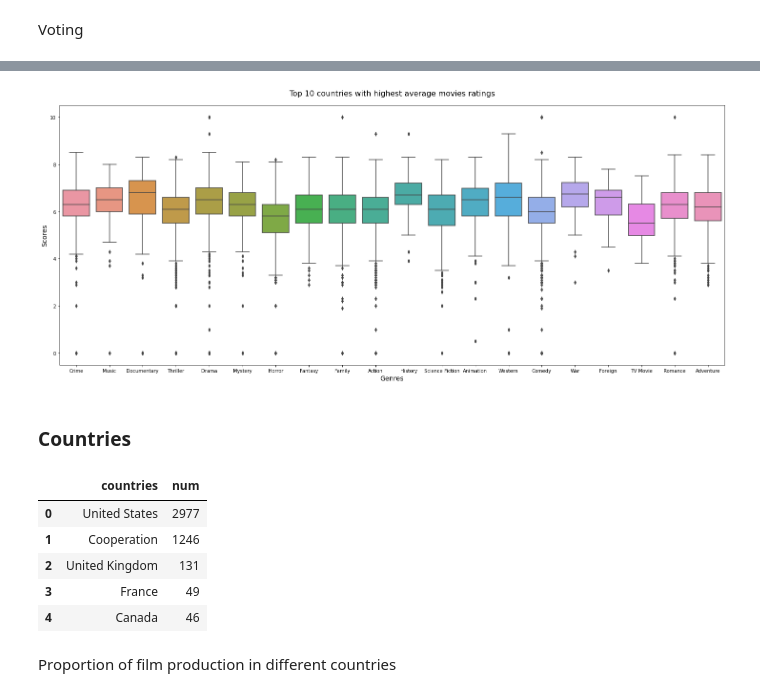
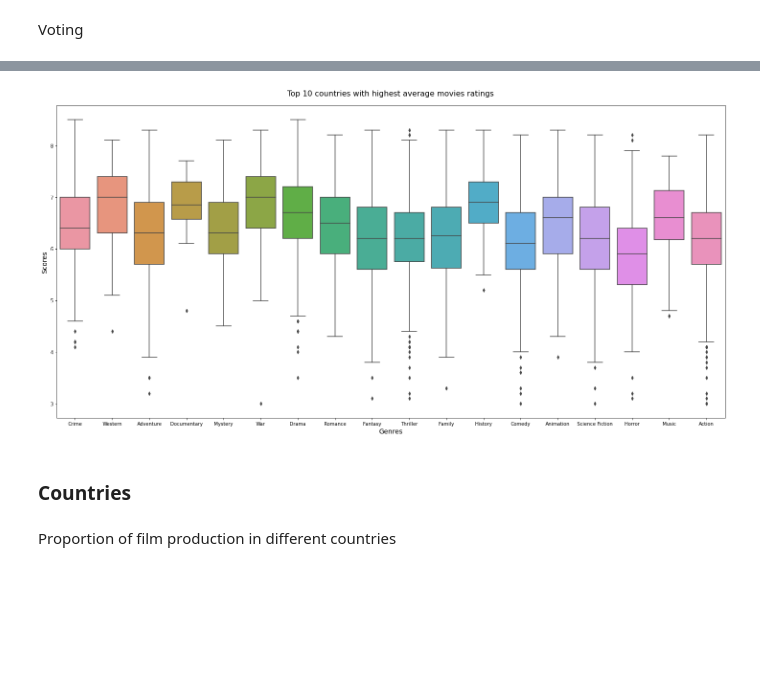
Before and after one commit to Tim-eyes/Data-Analytics-Sheet, a Jupyter notebook: movie.ipynb, the cells around one changed output, grey strips where cells are left out. Saved outputs shown, nothing was run; the diff lists cells and outputs as text; code cells hidden in the pictures; blank space fills up the shorter version.

```diff
--- a/movie.ipynb
+++ b/movie.ipynb
@@ -157,0 +127,2 @@ new_df.head(5)
+# %%
+new_df['profit'] = new_df['revenue']-new_df['budget']
@@ -157,0 +163,8 @@ new_df.head(5)
+# %%
+new_df = new_df[(new_df.vote_count >= 50) &(new_df.budget * new_df.revenue * new_df.popularity * new_df.vote_average !=0)].reset_index(drop = 'True')
+
+# df_budget = new_df[new_df['budget']!=0]
+# budget_mean = df_budget['budget'].mean()
+# new_df['budget'] = new_df['budget'].replace(0,budget_mean)
+
+new_df
@@ -164,5 +191,4 @@ genres_ = set()
 for i in new_df['genres'].str.split(','):
     genres_ = set().union(i,genres_)
 genres_=list(genres_)
-genres_.remove('')
-print(genres_)
+# genres_.remove('')
@@ -181,7 +205,6 @@ new_df.head(5)
 | 4 | 260000000 | Action,Adventure,Science Fiction | 49529 | based on novel,mars,medallion,spa... | en | 43.926995 | Walt Disney Pictures | ... |
 5 rows × 39 columns
 # %%
-new_genres = pd.DataFrame()
 new_genres = new_df.groupby('release_year').sum()
 new_genres.head(5)
 # %% [output]
@@ -340,12 +365,12 @@ genres_df
 # %%
-plt.figure(figsize=(25,10))
+plt.figure(figsize=(25,12))
 sns.boxplot(x='genres',y='score', data=genres_df)
 plt.xlabel(xlabel="Genres",fontsize=14)
 plt.ylabel(ylabel="Scores",fontsize=14)
 plt.title('Top 10 countries with highest average movies ratings',fontsize=16,pad=20)
 plt.show()
 # %% [output]
-[figure, old version]
+[figure, new version]
 # %% [markdown]
 ### Countries
 # %%
@@ -353,28 +378,24 @@ index = 0
 for i in new_df['production_countries']:
     if ',' in i:
         v = 'Cooperation'
-    elif len(i)==0:
-        v = 'nan'
     else:
         v = i.split(',')[0]
     new_df.loc[index,'countries'] = v
     index+=1
 
 new_countries =pd.DataFrame()
-new_countries['countries'] = new_df['countries'].value_counts().drop({'nan',}).index
-new_countries['num'] = new_df['countries'].value_counts().drop({'nan',}).values
-new_countries.loc[new_countries['countries'] == 'United States of America','countries'] = 'United States'
+new_countries['countries'] = new_df['countries'].value_counts().index
+new_countries['num'] = new_df['countries'].value_counts().values
+# new_countries.loc[new_countries['countries'] == 'United States of America','countries'] = 'United States'
 
 countries_ = list(new_countries['countries'])
 
-new_countries.head(5)
+others = pd.DataFrame(data={
+    'countries': ['others'],
+    'num': [new_countries['num'][5:].sum()]
+})
+
+countries_plot = pd.concat([new_countries[:5],others])
-# %% [output]
-|  | countries | num |
-| 0 | United States | 2977 |
-| 1 | Cooperation | 1246 |
-| 2 | United Kingdom | 131 |
-| 3 | France | 49 |
-| 4 | Canada | 46 |
 # %% [markdown]
 Proportion of film production in different countries
 # %%
```
Also changed, not shown: parts of 60 cells of this notebook.
